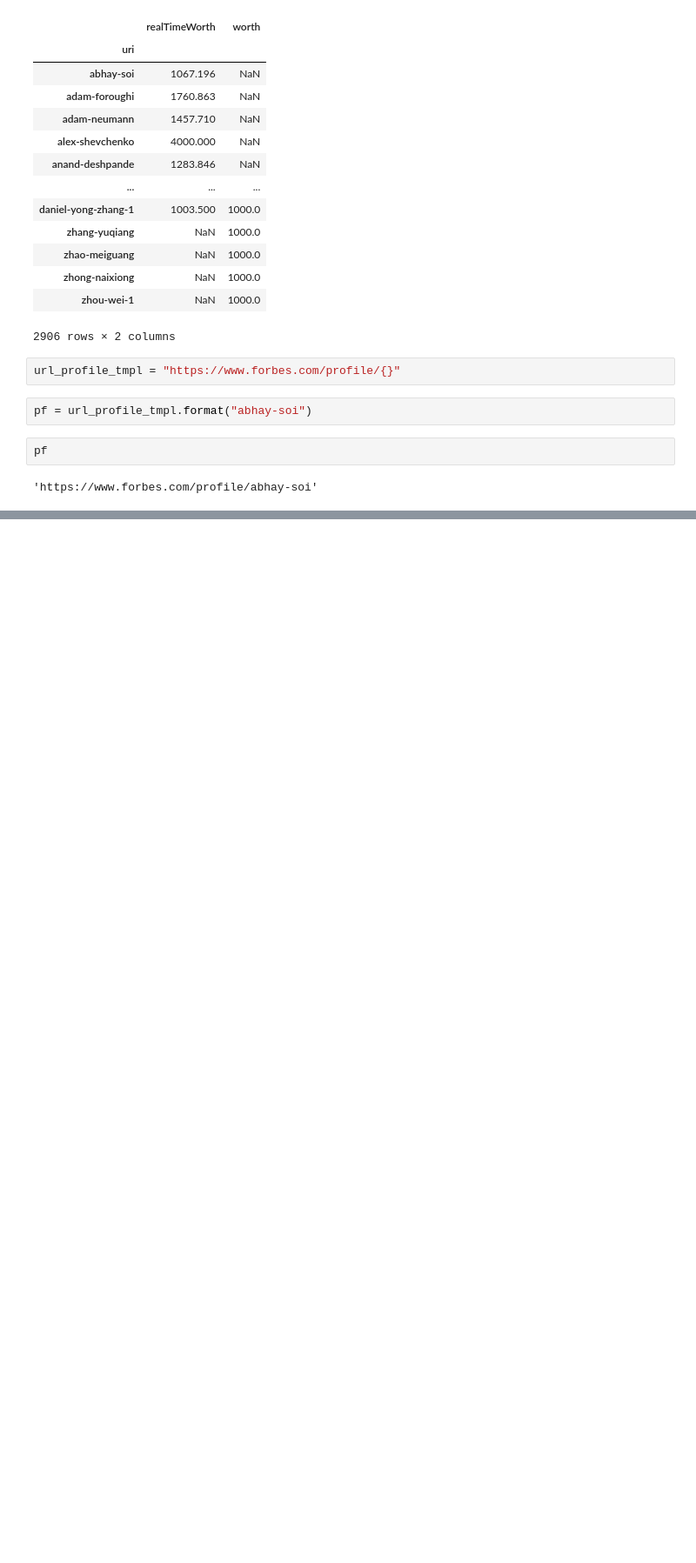
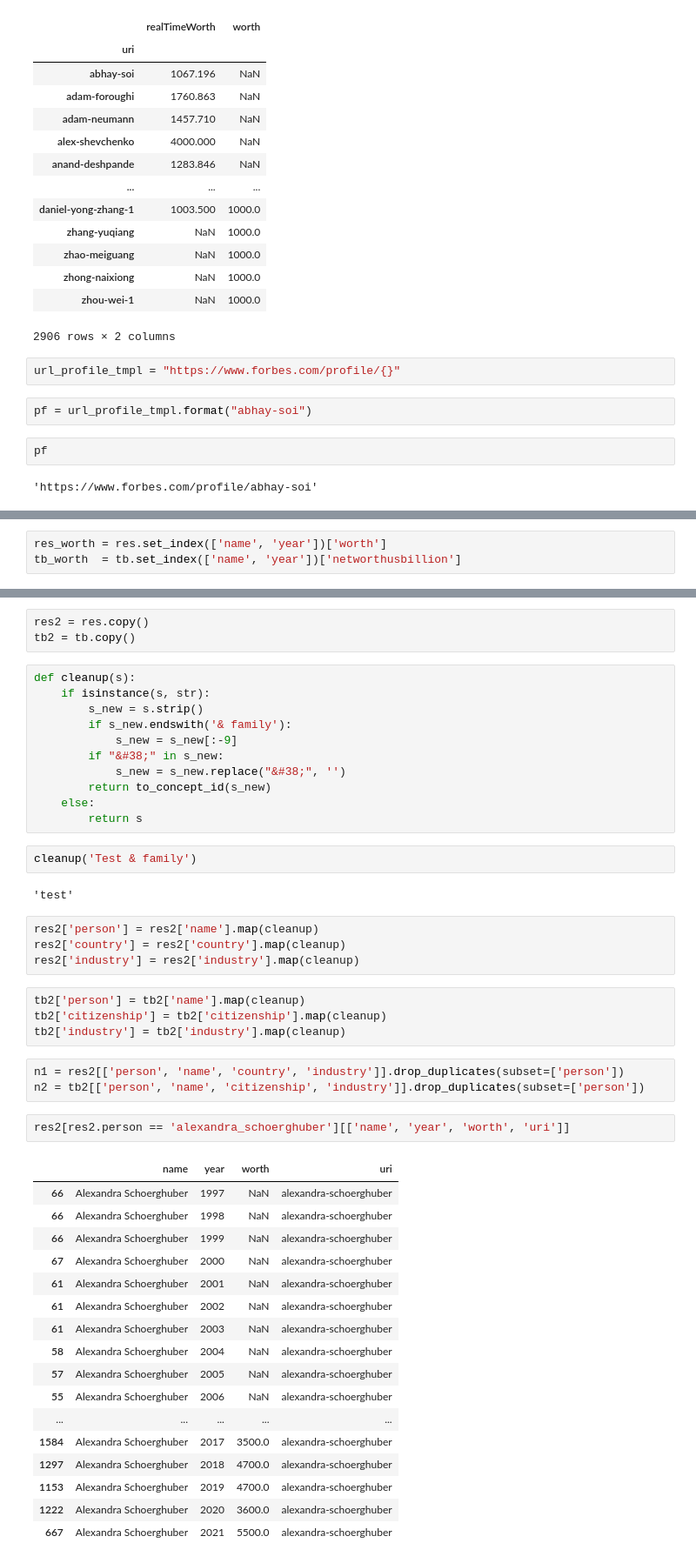
Before and after one commit to open-numbers/ddf--gapminder--billionaires, a Jupyter notebook: etl/notebooks/scraper.ipynb, the cells around one changed output, grey strips where cells are left out. Shown: that part at 87% size. Drawn from its saved outputs; the diff is of its cells as text; blank space fills up the shorter version.

```diff
--- a/etl/notebooks/scraper.ipynb
+++ b/etl/notebooks/scraper.ipynb
@@ -171,0 +418,3 @@ FileNotFoundError: [Errno 2] No such file or directory: '/c/Users/semio/Download
+# %%
+res_worth = res.set_index(['name', 'year'])['worth']
+tb_worth  = tb.set_index(['name', 'year'])['networthusbillion']
@@ -171,0 +486,49 @@ FileNotFoundError: [Errno 2] No such file or directory: '/c/Users/semio/Download
+# %%
+res2 = res.copy()
+tb2 = tb.copy()
+# %%
+def cleanup(s):
+    if isinstance(s, str):
+        s_new = s.strip()
+        if s_new.endswith('& family'):
+            s_new = s_new[:-9]
+        if "&#38;" in s_new:
+            s_new = s_new.replace("&#38;", '')
+        return to_concept_id(s_new)
+    else:
+        return s
+# %%
+cleanup('Test & family')
+# %% [output]
+'test'
+# %%
+res2['person'] = res2['name'].map(cleanup)
+res2['country'] = res2['country'].map(cleanup)
+res2['industry'] = res2['industry'].map(cleanup)
+# %%
+tb2['person'] = tb2['name'].map(cleanup)
+tb2['citizenship'] = tb2['citizenship'].map(cleanup)
+tb2['industry'] = tb2['industry'].map(cleanup)
+# %%
+n1 = res2[['person', 'name', 'country', 'industry']].drop_duplicates(subset=['person'])
+n2 = tb2[['person', 'name', 'citizenship', 'industry']].drop_duplicates(subset=['person'])
+# %%
+res2[res2.person == 'alexandra_schoerghuber'][['name', 'year', 'worth', 'uri']]
+# %% [output]
+|  | name | year | worth | uri |
+| 66 | Alexandra Schoerghuber | 1997 | NaN | alexandra-schoerghuber |
+| 66 | Alexandra Schoerghuber | 1998 | NaN | alexandra-schoerghuber |
+| 66 | Alexandra Schoerghuber | 1999 | NaN | alexandra-schoerghuber |
+| 67 | Alexandra Schoerghuber | 2000 | NaN | alexandra-schoerghuber |
+| 61 | Alexandra Schoerghuber | 2001 | NaN | alexandra-schoerghuber |
+| 61 | Alexandra Schoerghuber | 2002 | NaN | alexandra-schoerghuber |
+| 61 | Alexandra Schoerghuber | 2003 | NaN | alexandra-schoerghuber |
+| 58 | Alexandra Schoerghuber | 2004 | NaN | alexandra-schoerghuber |
+| 57 | Alexandra Schoerghuber | 2005 | NaN | alexandra-schoerghuber |
+| 55 | Alexandra Schoerghuber | 2006 | NaN | alexandra-schoerghuber |
+| ... | ... | ... | ... | ... |
+| 1584 | Alexandra Schoerghuber | 2017 | 3500.0 | alexandra-schoerghuber |
+| 1297 | Alexandra Schoerghuber | 2018 | 4700.0 | alexandra-schoerghuber |
+| 1153 | Alexandra Schoerghuber | 2019 | 4700.0 | alexandra-schoerghuber |
+| 1222 | Alexandra Schoerghuber | 2020 | 3600.0 | alexandra-schoerghuber |
+| 667 | Alexandra Schoerghuber | 2021 | 5500.0 | alexandra-schoerghuber |
```
Also changed, not shown: parts of 58 cells of this notebook, 1 other file.
